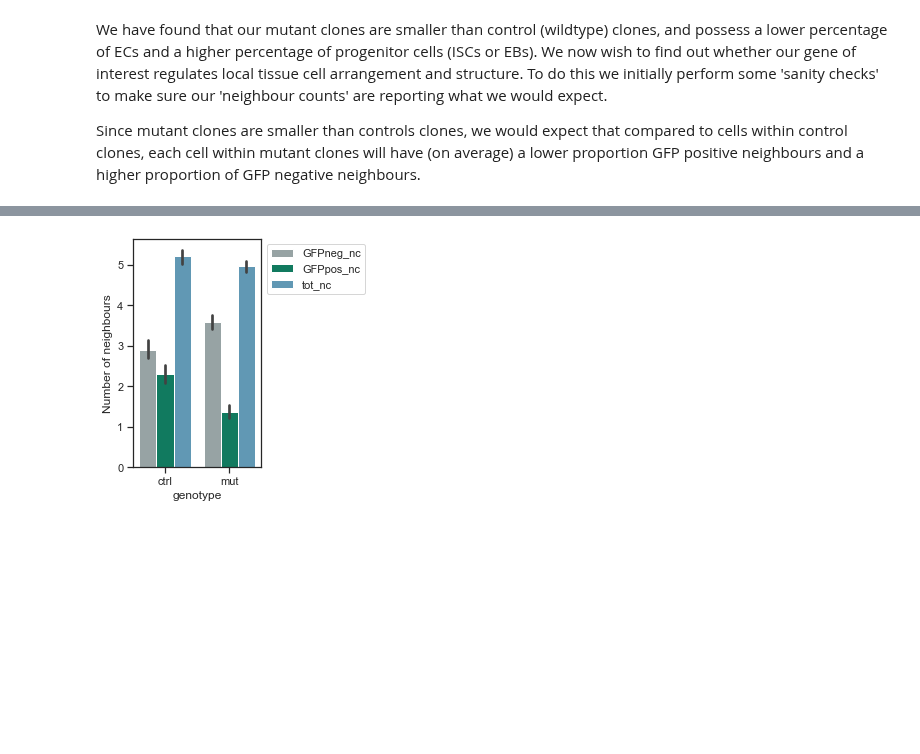
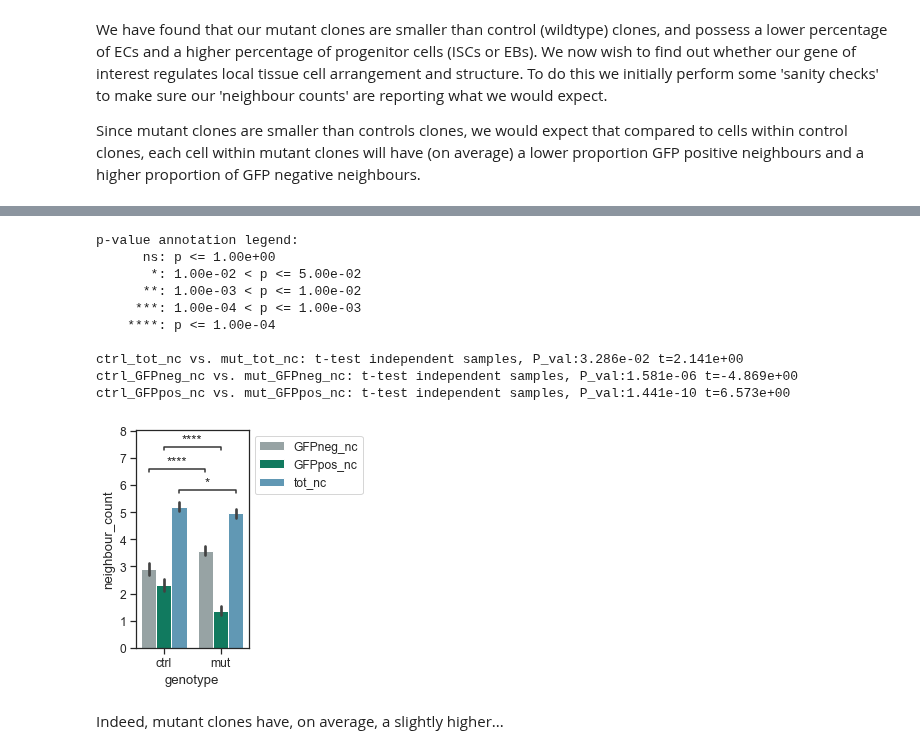
Before and after one commit to morriso1/clonedetective, a Jupyter notebook: 04_Tutorial_Downstream_Analysis_Python.ipynb, the cells around one changed output, grey strips where cells are left out. Drawn from its saved outputs; the diff is of its cells as text; code cells hidden in the pictures; blank space fills up the shorter version.

```diff
--- a/04_Tutorial_Downstream_Analysis_Python.ipynb
+++ b/04_Tutorial_Downstream_Analysis_Python.ipynb
@@ -29,7 +33,7 @@ For example, when plotting, it will be useful label whether a cell is inside a c
 # %%
 import numpy as np
 
-df["GFP_clonepos"] = pd.Categorical(np.where(df["GFP_clonepos"], "IC", "OC"))
+df["GFP_clonepos"] = np.where(df["GFP_clonepos"], "IC", "OC")
 # %%
 df = df.rename(columns={"GFP_clonepos": "clone_status"})
 df.head()
@@ -362,22 +437,61 @@ ca.create_stack_bar_plot(
+# %%
+tidy_gfp_df = pd.melt(
+    gfp_df,
+    id_vars=["genotype"],
+    value_vars=["GFPneg_nc", "GFPpos_nc", "tot_nc"],
+    var_name="neigh_type",
+    value_name="neighbour_count",
+)
 # %%
-fig, ax = plt.subplots(figsize=(4, 4))
+import matplotlib.pyplot as plt
+import seaborn as sns
+from statannotations.Annotator import Annotator
 
-sns.set_style("ticks")
-sns.barplot(
-    x="genotype",
-    y="neigh_count",
-    hue="nc_type",
-    ax=ax,
-    data=gfp_df_gr_tidy.query('clone_status == "IC"'),
-    palette=["#95a5a6", "#008b68", "#539DC2"],
-)
+with sns.plotting_context("notebook", font_scale=1.1):
+    fig, ax = plt.subplots(figsize=(4, 4))
 
-ax.set_ylabel("Number of neighbours")
+    sns.set_style("ticks")
+    ax = sns.barplot(
+        x="genotype",
+        y="neighbour_count",
+        hue="neigh_type",
+        ax=ax,
+        data=tidy_gfp_df,
+        palette=["#95a5a6", "#008b68", "#539DC2"],
+    )
 
-# adjust positon of legend
-handles, labels = ax.get_legend_handles_labels()
-ax.legend(handles, labels, bbox_to_anchor=(1, 1), loc="upper left")
-plt.tight_layout()
+    comparisons = [
+        [("ctrl", "GFPneg_nc"), ("mut", "GFPneg_nc")],
+        [("ctrl", "GFPpos_nc"), ("mut", "GFPpos_nc")],
+        [("ctrl", "tot_nc"), ("mut", "tot_nc")],
+    ]
+
+    annotator = Annotator(
+        ax=ax,
+        pairs=comparisons,
+        x="genotype",
+        y="neighbour_count",
+        hue="neigh_type",
+        data=tidy_gfp_df,
+    )
+    annotator.configure(test="t-test_ind").apply_and_annotate()
+
+    # adjust positon of legend
+    handles, labels = ax.get_legend_handles_labels()
+    ax.legend(handles, labels, bbox_to_anchor=(1, 1), loc="upper left")
+    plt.tight_layout()
 # %% [output]
+p-value annotation legend:
+      ns: p <= 1.00e+00
+       *: 1.00e-02 < p <= 5.00e-02
+      **: 1.00e-03 < p <= 1.00e-02
+     ***: 1.00e-04 < p <= 1.00e-03
+    ****: p <= 1.00e-04
+
+ctrl_tot_nc vs. mut_tot_nc: t-test independent samples, P_val:3.286e-02 t=2.141e+00
+ctrl_GFPneg_nc vs. mut_GFPneg_nc: t-test independent samples, P_val:1.581e-06 t=-4.869e+00
+ctrl_GFPpos_nc vs. mut_GFPpos_nc: t-test independent samples, P_val:1.441e-10 t=6.573e+00
-[figure, old version]
+[figure, new version]
+# %% [markdown]
+Indeed, mutant clones have, on average, a slightly higher...
 # %%
```
Also changed, not shown: parts of 37 cells of this notebook, 3 other files.
